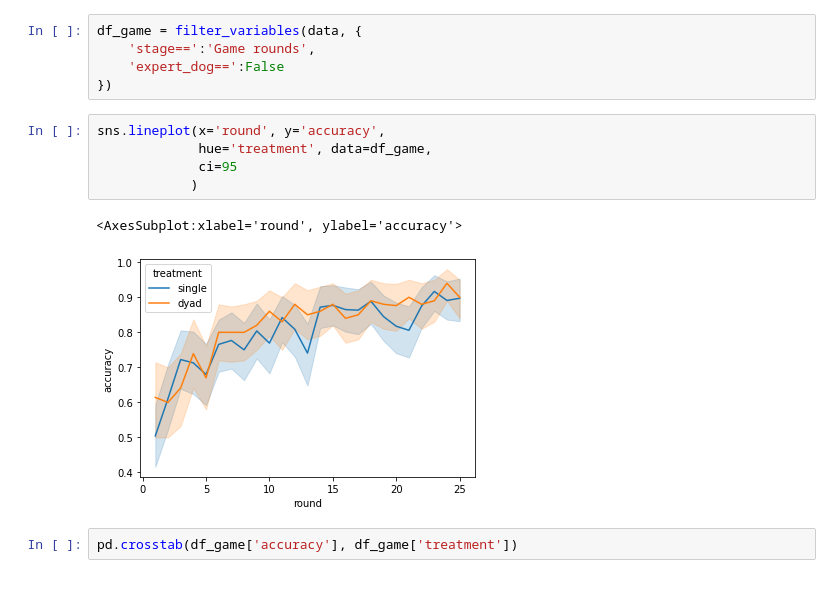
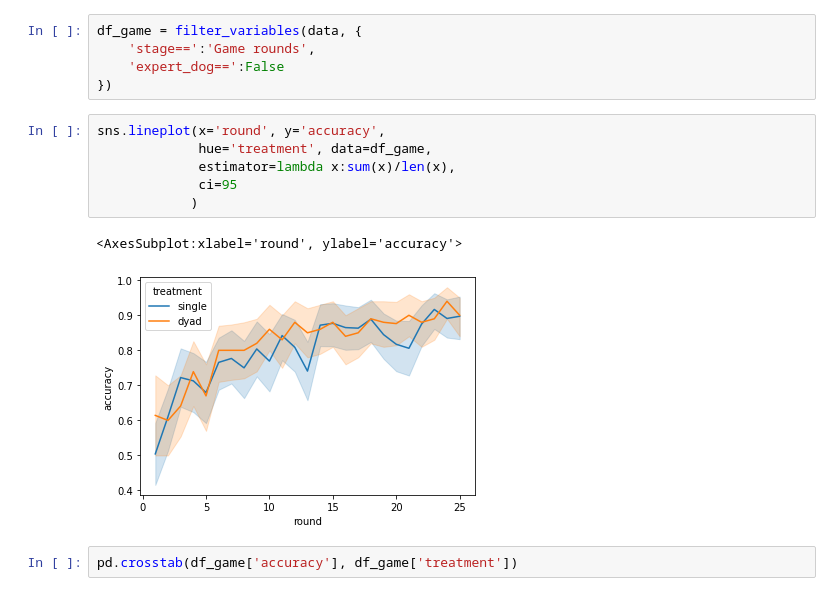
Before and after one commit to EAndrade-Lotero/SPUoDLL, a Jupyter notebook: Untitled3.ipynb, the cells around one changed output. Cells and saved outputs as stored; diff of their text form.

```diff
--- a/Untitled3.ipynb
+++ b/Untitled3.ipynb
@@ -39,11 +84,12 @@ df_game = filter_variables(data, {
 # %%
 sns.lineplot(x='round', y='accuracy',
              hue='treatment', data=df_game,
+             estimator=lambda x:sum(x)/len(x),
              ci=95
             )
 # %% [output]
 <AxesSubplot:xlabel='round', ylabel='accuracy'>
-[figure, old version]
+[figure, new version]
 # %%
 pd.crosstab(df_game['accuracy'], df_game['treatment'])
 # %% [output]
```
Also changed, not shown: parts of 7 cells of this notebook, 3 other files.
